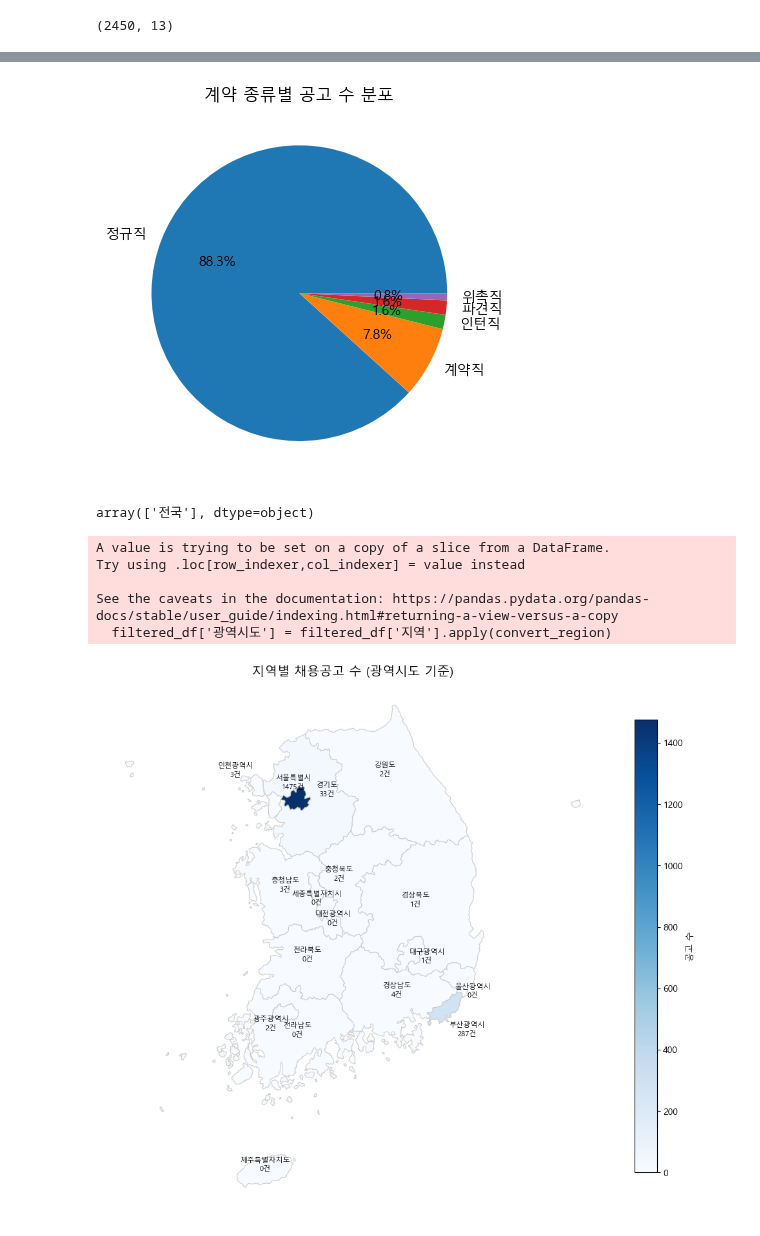
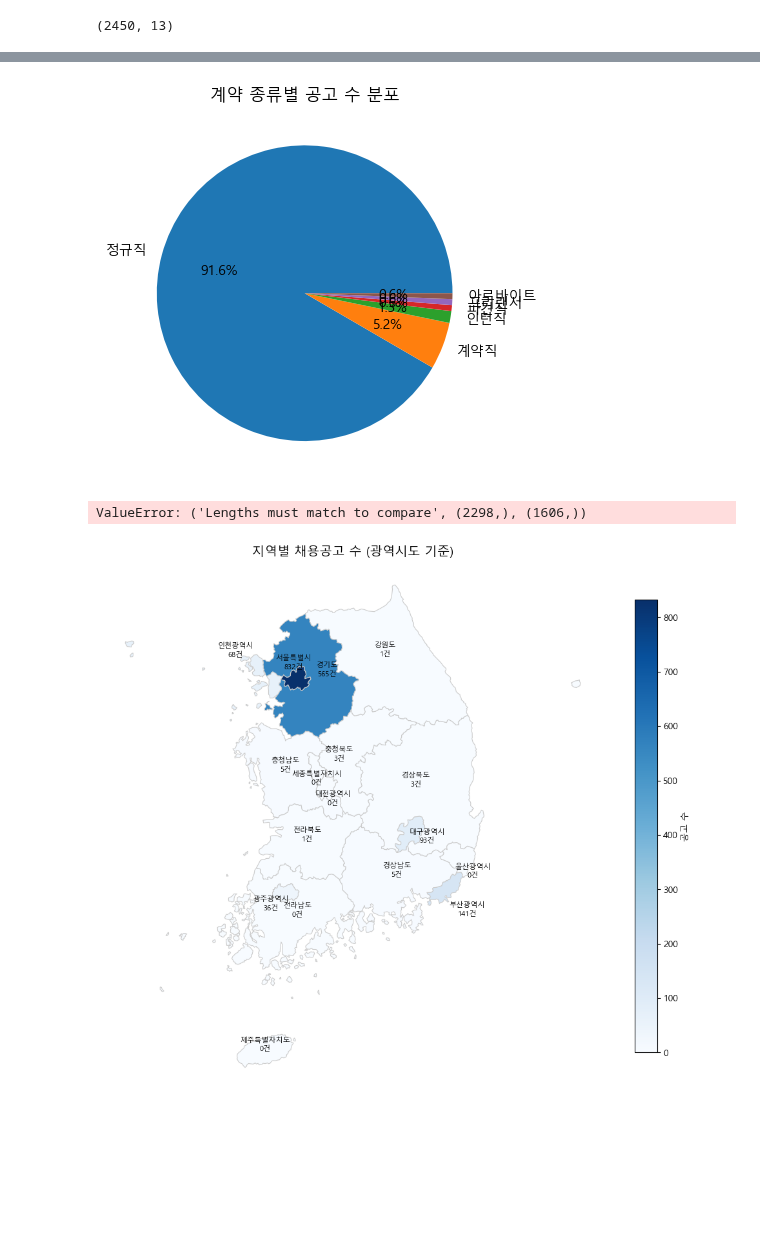
Before and after one commit to Ahn-TaeKyung/Python_Webscraping_Analysis, a Jupyter notebook: Practice/test.ipynb, the cells around one changed output, grey strips where cells are left out. Saved outputs shown, nothing was run; the diff lists cells and outputs as text; code cells hidden in the pictures; blank space fills up the shorter version.

```diff
--- a/Practice/test.ipynb
+++ b/Practice/test.ipynb
@@ -56,4 +56,4 @@ def parse_location_input(user_input):
 
     return "%2C".join(region_codes)  # URL 인코딩된 콤마
 
-loc_cd_param = parse_location_input(['서울', '부산'])
+loc_cd_param = parse_location_input(['서울', '부산', '경기','인천','광주','대구','대전'])
@@ -463,10 +396,11 @@ plt.title('계약 종류별 공고 수 분포')
 plt.ylabel('')
 plt.show()
 # %% [output]
-[figure, old version]
+[figure, new version]
 # %%
+df.loc[df['회사'] == df['회사'].unique()]
 # %% [output]
-array(['전국'], dtype=object)
+ValueError: ('Lengths must match to compare', (2298,), (1606,))
 # %%
 import geopandas as gpd
 import pandas as pd
@@ -488,7 +422,7 @@ def convert_region(name):
     return region_map.get(parts[0], None)
 
 # 2. 필터된 데이터프레임에 광역시도 열 추가
-filtered_df = df[df['지역'] != '서울전체']
+filtered_df = df[df['지역'] != '서울전체'].copy()
 filtered_df['광역시도'] = filtered_df['지역'].apply(convert_region)
 
 # 3. 지역별 공고 수 집계
@@ -516,36 +450,31 @@ label_offsets = {
 
 # 7. 시각화
 fig, ax = plt.subplots(1, 1, figsize=(10, 12))
 merged.plot(
     column='공고수',
     cmap='Blues',
     linewidth=0.8,
     ax=ax,
     edgecolor='0.8',
     legend=True,
     legend_kwds={'shrink': 0.6, 'label': '공고 수'}
 )
 
 # 8. 지도 위에 텍스트 표시 (지역명 + 공고수)
 for idx, row in merged.iterrows():
     point = row.geometry.representative_point()
     dx, dy = label_offsets.get(row['name'], (0, 0))
     plt.annotate(
         text=f"{row['name']}\n{row['공고수']}건",
         xy=(point.x + dx, point.y + dy),
         ha='center',
         fontsize=8,
         color='black'
     )
 
 plt.title('지역별 채용공고 수 (광역시도 기준)', fontsize=14)
 plt.axis('off')
 plt.tight_layout()
 plt.show()
 # %% [output]
-A value is trying to be set on a copy of a slice from a DataFrame.
-Try using .loc[row_indexer,col_indexer] = value instead
-
-See the caveats in the documentation: https://pandas.pydata.org/pandas-docs/stable/user_guide/indexing.html#returning-a-view-versus-a-copy
-  filtered_df['광역시도'] = filtered_df['지역'].apply(convert_region)
-[figure, old version]
+[figure, new version]
```
Also changed, not shown: parts of 13 cells of this notebook, 1 other file.
